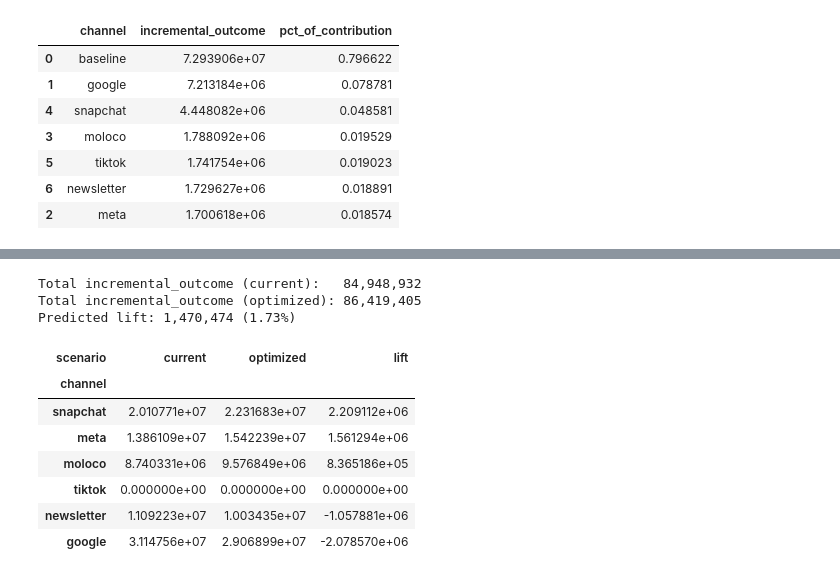
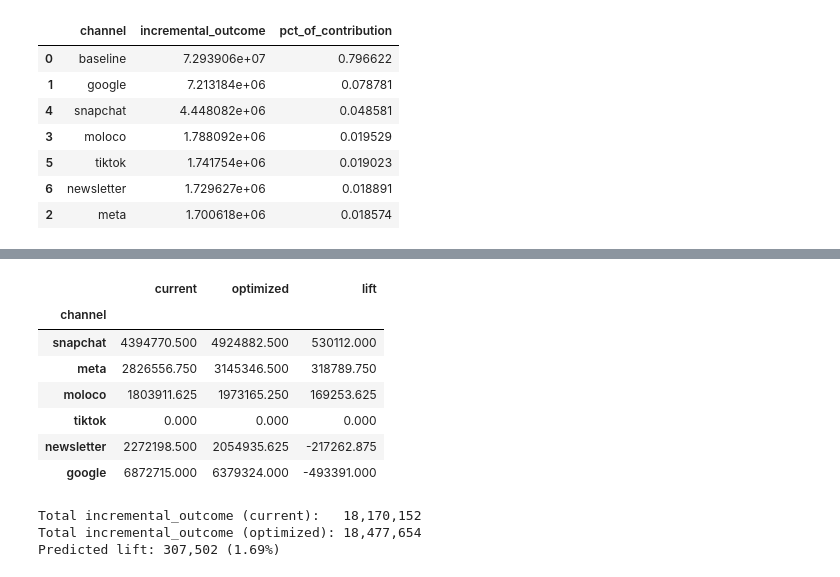
Before and after one commit to DillonMurphy04/bluealpha-takehome, a Jupyter notebook: MMM_take_home.ipynb, the cells around one changed output, grey strips where cells are left out. Drawn from its saved outputs; the diff is of its cells as text; code cells hidden in the pictures.

```diff
--- a/MMM_take_home.ipynb
+++ b/MMM_take_home.ipynb
@@ -611,39 +611,36 @@ pivot.sort_values("delta", ascending=False)
-# %%
-def as_df(xr_ds, label):
-    df = xr_ds.to_dataframe().reset_index()
-    df["scenario"] = label
-    return df
-
-nonopt_df = as_df(opt.nonoptimized_data, "current")
-opt_df    = as_df(opt.optimized_data, "optimized")
-comp = pd.concat([nonopt_df, opt_df], ignore_index=True)
-
-# --- TOTAL predicted incremental outcome (across all channels) ---
-totals = comp.groupby("scenario")["incremental_outcome"].sum()
-cur_total = float(totals["current"])
-opt_total = float(totals["optimized"])
-
-lift_abs = opt_total - cur_total
-lift_pct = (lift_abs / cur_total) if cur_total != 0 else np.nan
-
-print(f"Total incremental_outcome (current):   {cur_total:,.0f}")
-print(f"Total incremental_outcome (optimized): {opt_total:,.0f}")
-print(f"Predicted lift: {lift_abs:,.0f} ({100*lift_pct:.2f}%)")
-
-# --- By-channel lift table ---
-pivot_inc = comp.pivot_table(index="channel", columns="scenario", values="incremental_outcome", aggfunc="sum")
-pivot_inc["lift"] = pivot_inc["optimized"] - pivot_inc["current"]
-pivot_inc = pivot_inc.sort_values("lift", ascending=False)
-pivot_inc
-# %% [output]
-Total incremental_outcome (current):   84,948,932
-Total incremental_outcome (optimized): 86,419,405
-Predicted lift: 1,470,474 (1.73%)
-| scenario | current | optimized | lift |
-| channel |  |  |  |
-| snapchat | 2.010771e+07 | 2.231683e+07 | 2.209112e+06 |
-| meta | 1.386109e+07 | 1.542239e+07 | 1.561294e+06 |
-| moloco | 8.740331e+06 | 9.576849e+06 | 8.365186e+05 |
-| tiktok | 0.000000e+00 | 0.000000e+00 | 0.000000e+00 |
-| newsletter | 1.109223e+07 | 1.003435e+07 | -1.057881e+06 |
-| google | 3.114756e+07 | 2.906899e+07 | -2.078570e+06 |
+# %%
+cur = opt.nonoptimized_data["incremental_outcome"].sel(metric="mean").to_pandas()
+optm = opt.optimized_data["incremental_outcome"].sel(metric="mean").to_pandas()
+
+by_ch = (
+    pd.DataFrame({
+        "current": cur,
+        "optimized": optm,
+        "lift": optm - cur,
+    })
+    .sort_values("lift", ascending=False)
+)
+by_ch
+# %% [output]
+|  | current | optimized | lift |
+| channel |  |  |  |
+| snapchat | 4394770.500 | 4924882.500 | 530112.000 |
+| meta | 2826556.750 | 3145346.500 | 318789.750 |
+| moloco | 1803911.625 | 1973165.250 | 169253.625 |
+| tiktok | 0.000 | 0.000 | 0.000 |
+| newsletter | 2272198.500 | 2054935.625 | -217262.875 |
+| google | 6872715.000 | 6379324.000 | -493391.000 |
+# %%
+cur_total = float(opt.nonoptimized_data.attrs["total_incremental_outcome"])
+opt_total = float(opt.optimized_data.attrs["total_incremental_outcome"])
+
+lift_abs = opt_total - cur_total
+lift_pct = lift_abs / cur_total
+
+print(f"Total incremental_outcome (current):   {cur_total:,.0f}")
+print(f"Total incremental_outcome (optimized): {opt_total:,.0f}")
+print(f"Predicted lift: {lift_abs:,.0f} ({100*lift_pct:.2f}%)")
+# %% [output]
+Total incremental_outcome (current):   18,170,152
+Total incremental_outcome (optimized): 18,477,654
+Predicted lift: 307,502 (1.69%)
```
Also changed, not shown: parts of 4 cells of this notebook, 1 other file.
